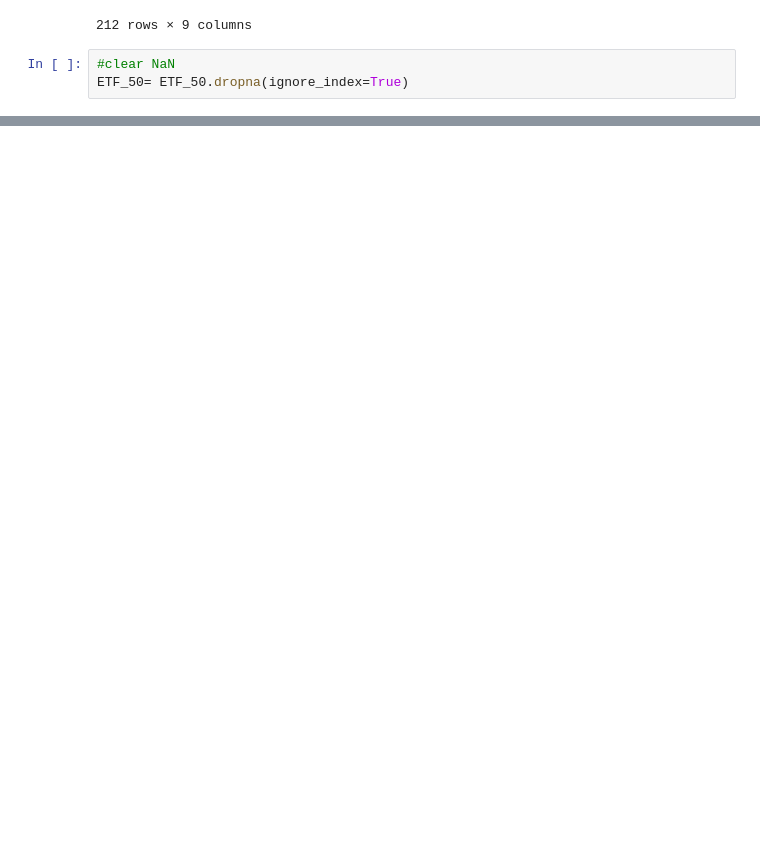
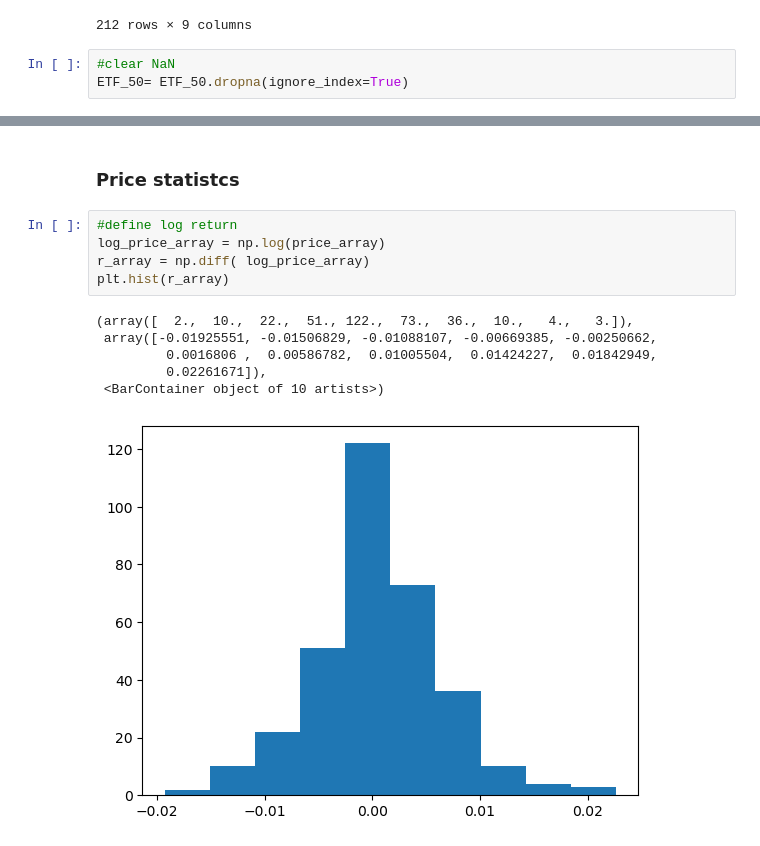
Before and after one commit to std92050/fin_math_110021515, a Jupyter notebook: price stats/price path and stats.ipynb, the cells around one changed output, grey strips where cells are left out. Saved outputs shown, nothing was run; the diff lists cells and outputs as text; blank space fills up the shorter version.

```diff
--- a/price stats/price path and stats.ipynb
+++ b/price stats/price path and stats.ipynb
@@ -43,0 +55,14 @@ plt.plot(price_array)
+# %% [markdown]
+### Price statistcs
+# %%
+#define log return
+log_price_array = np.log(price_array)
+r_array = np.diff( log_price_array)
+plt.hist(r_array)
+# %% [output]
+(array([  2.,  10.,  22.,  51., 122.,  73.,  36.,  10.,   4.,   3.]),
+ array([-0.01925551, -0.01506829, -0.01088107, -0.00669385, -0.00250662,
+         0.0016806 ,  0.00586782,  0.01005504,  0.01424227,  0.01842949,
+         0.02261671]),
+ <BarContainer object of 10 artists>)
+[figure, added]
```
Also changed, not shown: parts of 8 cells of this notebook, 4 other files.
